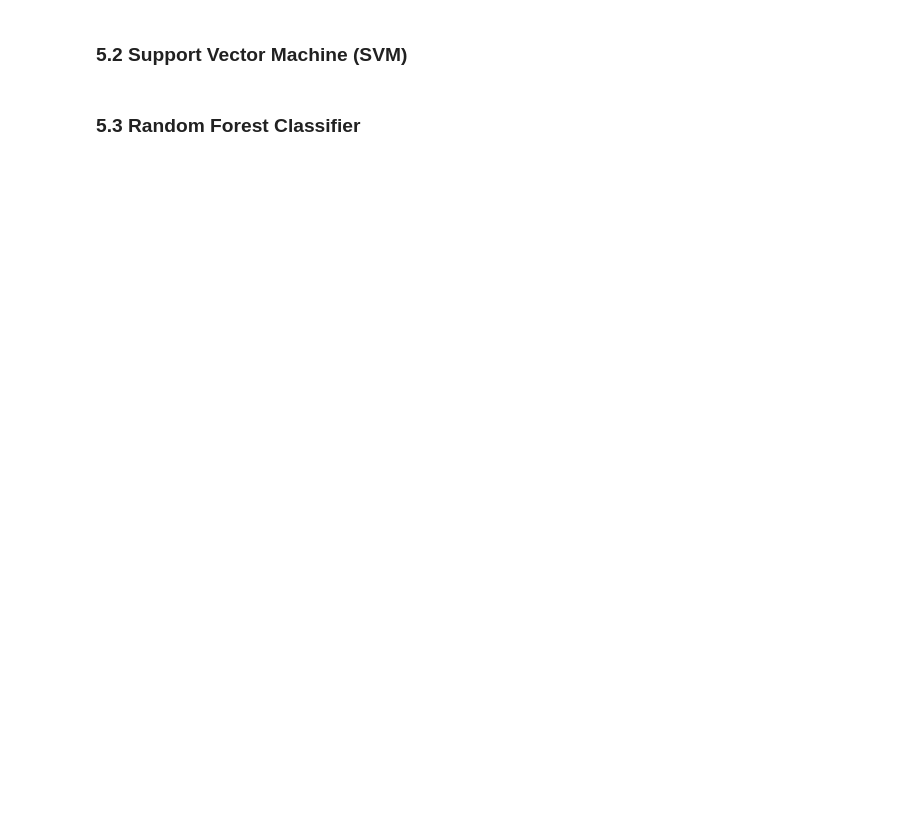
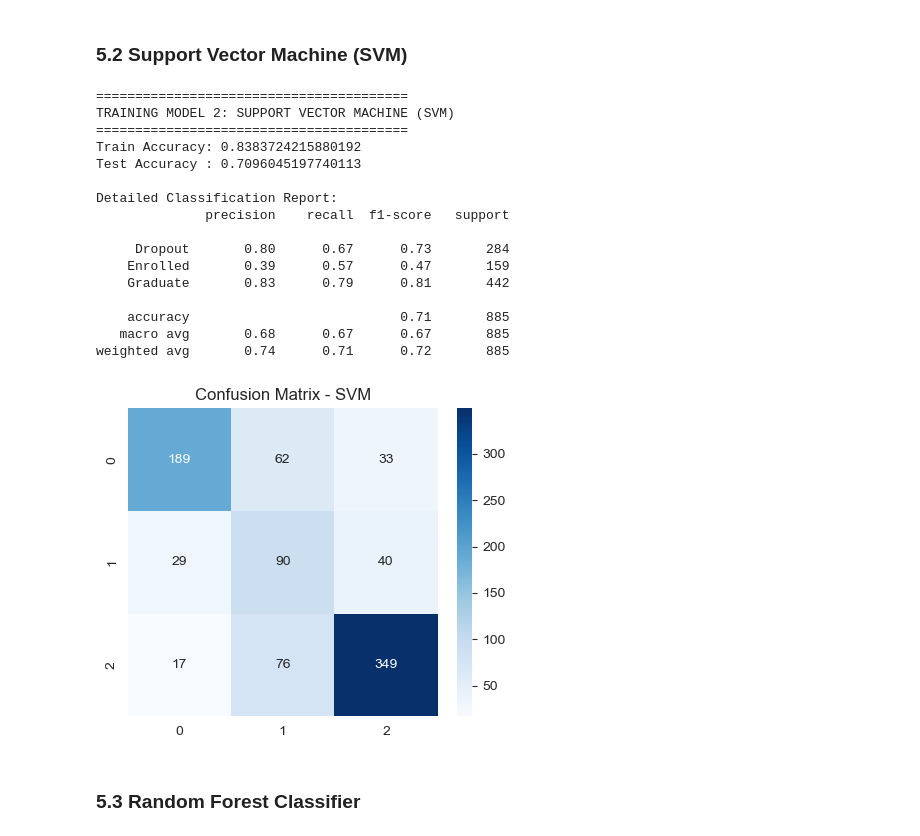
Before and after one commit to AnurupKharel/Artificial-Intelligence, a Jupyter notebook: 23048644 Anurup Kharel.ipynb, the cells around one changed output. Cells and saved outputs as stored; diff of their text form; code cells hidden in the pictures; blank space fills up the shorter version.

```diff
--- a/23048644 Anurup Kharel.ipynb
+++ b/23048644 Anurup Kharel.ipynb
@@ -138,26 +234,47 @@ plt.show()
 # %%
 print("\n" + "="*40)
 print("TRAINING MODEL 2: SUPPORT VECTOR MACHINE (SVM)")
 print("="*40)
 
 # Initialize and Train (probability=True needed for final inference)
 svm_model = SVC(kernel='rbf', probability=True, random_state=42)
 svm_model.fit(X_train_balanced, y_train_balanced)
 
-# Predict
-svm_pred = svm_model.predict(X_test_scaled)
+svm_train_pred = svm_model.predict(X_train_scaled)
+svm_test_pred = svm_model.predict(X_test_scaled)
 
-# Evaluate
-svm_acc = accuracy_score(y_test, svm_pred)
-print(f"Accuracy: {svm_acc*100:.2f}%")
+svm_train_acc = accuracy_score(y_train, svm_train_pred)
+svm_test_acc = accuracy_score(y_test, svm_test_pred)
+
+print("Train Accuracy:", svm_train_acc)
+print("Test Accuracy :", svm_test_acc)
+
 print("\nDetailed Classification Report:")
-print(classification_report(y_test, svm_pred, target_names=class_names))
+print(classification_report(y_test, svm_test_pred, target_names=class_names))
 
 # Confusion Matrix
 plt.figure(figsize=(5, 4))
-sns.heatmap(confusion_matrix(y_test, svm_pred), annot=True, fmt='d', cmap='Blues')
+sns.heatmap(confusion_matrix(y_test, svm_test_pred), annot=True, fmt='d', cmap='Blues')
 plt.title("Confusion Matrix - SVM")
 plt.show()
+# %% [output]
+========================================
+TRAINING MODEL 2: SUPPORT VECTOR MACHINE (SVM)
+========================================
+Train Accuracy: 0.8383724215880192
+Test Accuracy : 0.7096045197740113
+
+Detailed Classification Report:
+              precision    recall  f1-score   support
+
+     Dropout       0.80      0.67      0.73       284
+    Enrolled       0.39      0.57      0.47       159
+    Graduate       0.83      0.79      0.81       442
+
+    accuracy                           0.71       885
+   macro avg       0.68      0.67      0.67       885
+weighted avg       0.74      0.71      0.72       885
+[figure, added]
 # %% [markdown]
 ### 5.3 Random Forest Classifier
 # %%
```
Also changed, not shown: parts of 47 cells of this notebook.
